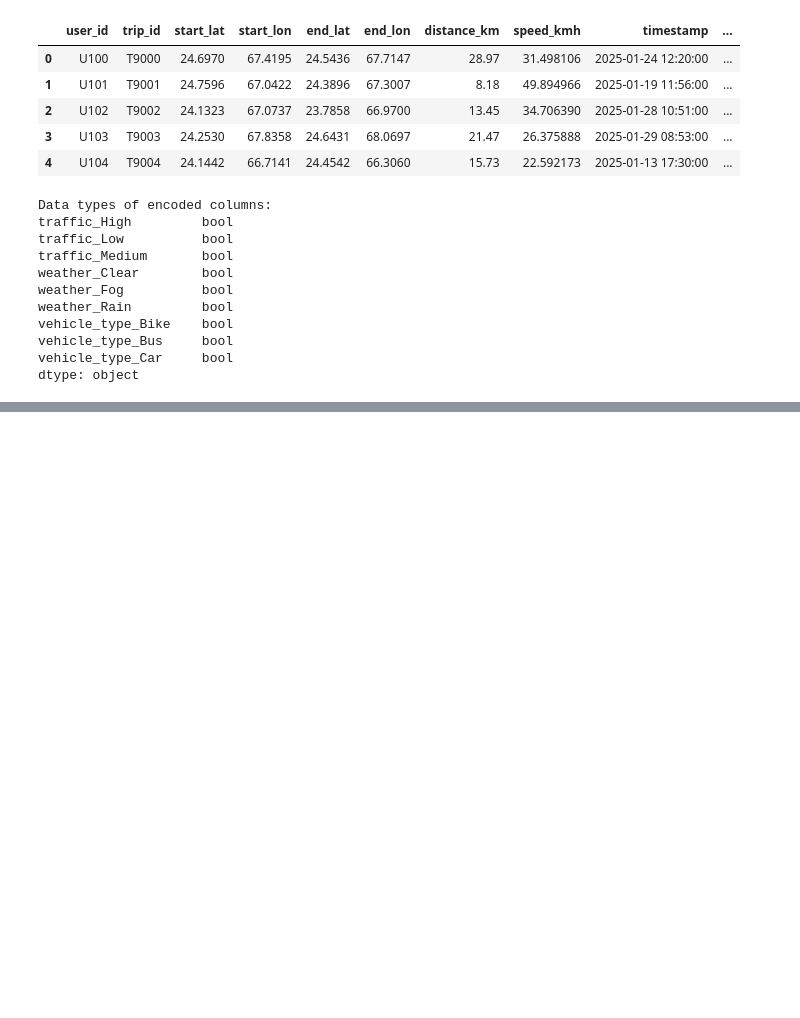
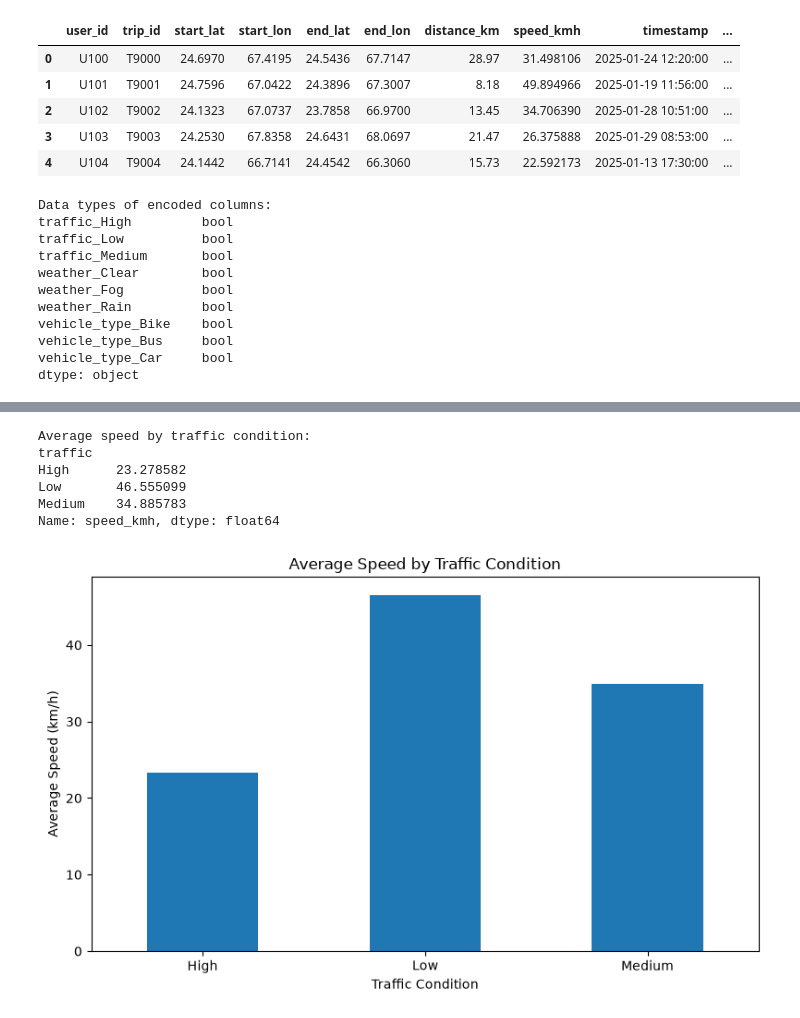
Before and after one commit to ChiragDawra/ReRouter, a Jupyter notebook: notebooks/01_data_preperation.ipynb, the cells around one changed output, grey strips where cells are left out. Cells and saved outputs as stored; diff of their text form; code cells hidden in the pictures; blank space fills up the shorter version.

```diff
--- a/notebooks/01_data_preperation.ipynb
+++ b/notebooks/01_data_preperation.ipynb
@@ -360,0 +369,17 @@ dtype: object
+# %%
+# Create a copy of the original dataset for exploratory analysis
+
+df_eda = df.copy()
+
+# Convert timestamp from text to datetime format
+df_eda["timestamp"] = pd.to_datetime(df_eda["timestamp"])
+
+# Extract useful time-based information
+df_eda["hour"] = df_eda["timestamp"].dt.hour
+df_eda["month"] = df_eda["timestamp"].dt.month
+
+print("Timestamp converted successfully.")
+print("\nNew time-related columns:")
+print(["hour", "month"])
+
+df_eda[["timestamp", "hour", "month"]].head()
@@ -360,0 +403,30 @@ dtype: object
+# %%
+# Calculate average speed for each traffic condition
+
+traffic_speed = df_eda.groupby("traffic")["speed_kmh"].mean()
+
+print("Average speed by traffic condition:")
+print(traffic_speed)
+# %% [output]
+Average speed by traffic condition:
+traffic
+High      23.278582
+Low       46.555099
+Medium    34.885783
+Name: speed_kmh, dtype: float64
+# %%
+# Visualize average speed across traffic conditions
+
+traffic_speed.plot(
+    kind="bar",
+    figsize=(8, 5)
+)
+
+plt.title("Average Speed by Traffic Condition")
+plt.xlabel("Traffic Condition")
+plt.ylabel("Average Speed (km/h)")
+plt.xticks(rotation=0)
+plt.tight_layout()
+plt.show()
+# %% [output]
+[figure, added]
```
Also changed, not shown: parts of 34 cells of this notebook.
